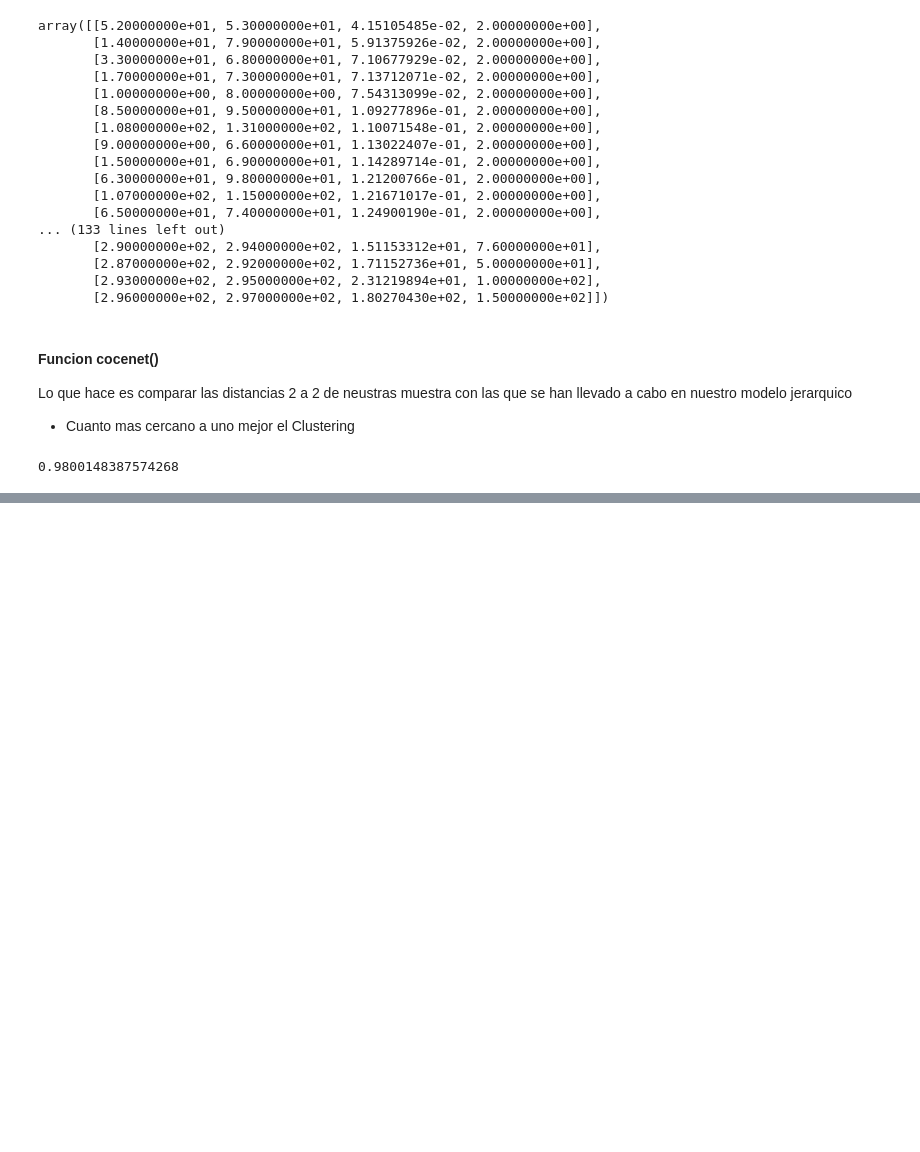
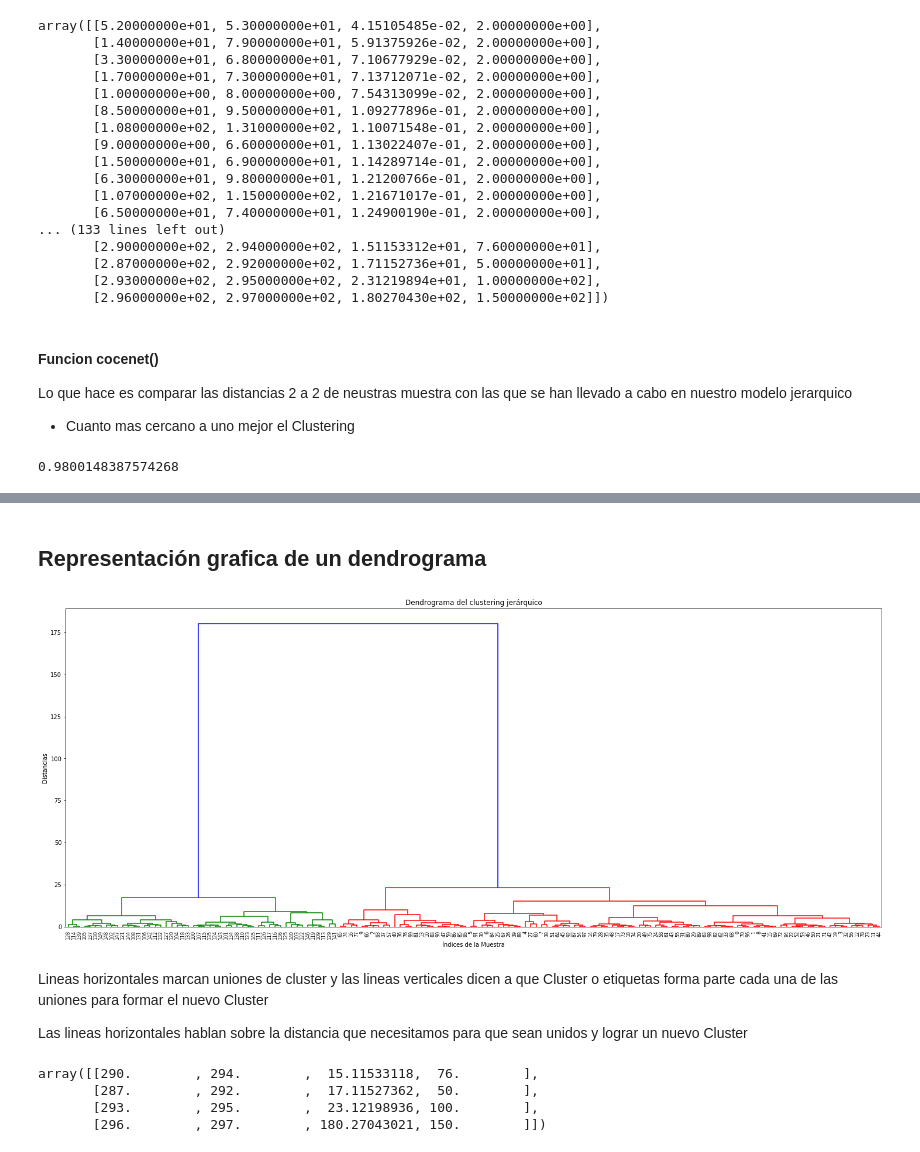
Before and after one commit to Karenahv/python-ml-curso, a Jupyter notebook: notebooks/T6 - 2 - Clustering Jerárquico.ipynb, the cells around one changed output, grey strips where cells are left out. Drawn from its saved outputs; the diff is of its cells as text; code cells hidden in the pictures; blank space fills up the shorter version.

```diff
--- a/notebooks/T6 - 2 - Clustering Jerárquico.ipynb
+++ b/notebooks/T6 - 2 - Clustering Jerárquico.ipynb
@@ -74,0 +130,23 @@ c
+# %% [markdown]
+## Representación grafica de un dendrograma
+# %%
+plt.figure(figsize=(25,10))
+plt.title("Dendrograma del clustering jerárquico")
+plt.xlabel("Índices de la Muestra")
+plt.ylabel("Distancias")
+dendrogram(Z, leaf_rotation=90., leaf_font_size=8.0, color_threshold=0.7*180)#si no especifico nada siempre sera el 70%
+#de la distancia global
+plt.show()
+# %% [output]
+[figure, added]
+# %% [markdown]
+Lineas horizontales marcan uniones de cluster y las lineas verticales dicen a que Cluster o etiquetas forma parte cada una de las uniones para formar el nuevo Cluster
+
+Las lineas horizontales hablan sobre la distancia que necesitamos para que sean unidos y lograr un nuevo Cluster
+# %%
+Z[-4:,]
+# %% [output]
+array([[290.        , 294.        ,  15.11533118,  76.        ],
+       [287.        , 292.        ,  17.11527362,  50.        ],
+       [293.        , 295.        ,  23.12198936, 100.        ],
+       [296.        , 297.        , 180.27043021, 150.        ]])
```
Also changed, not shown: parts of 21 cells of this notebook.
